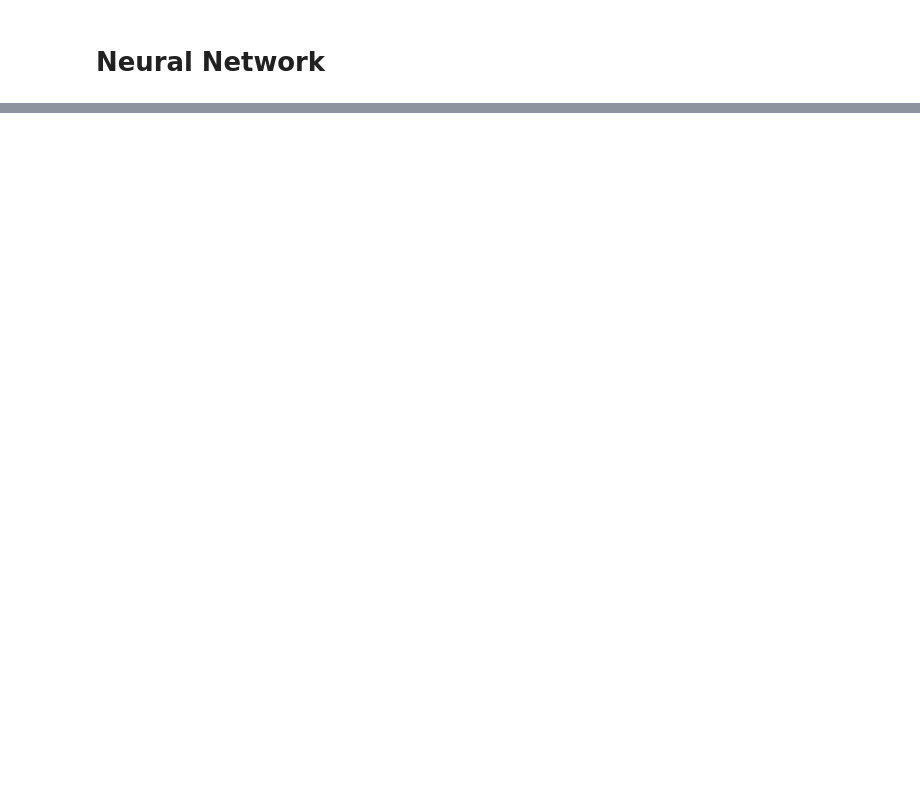
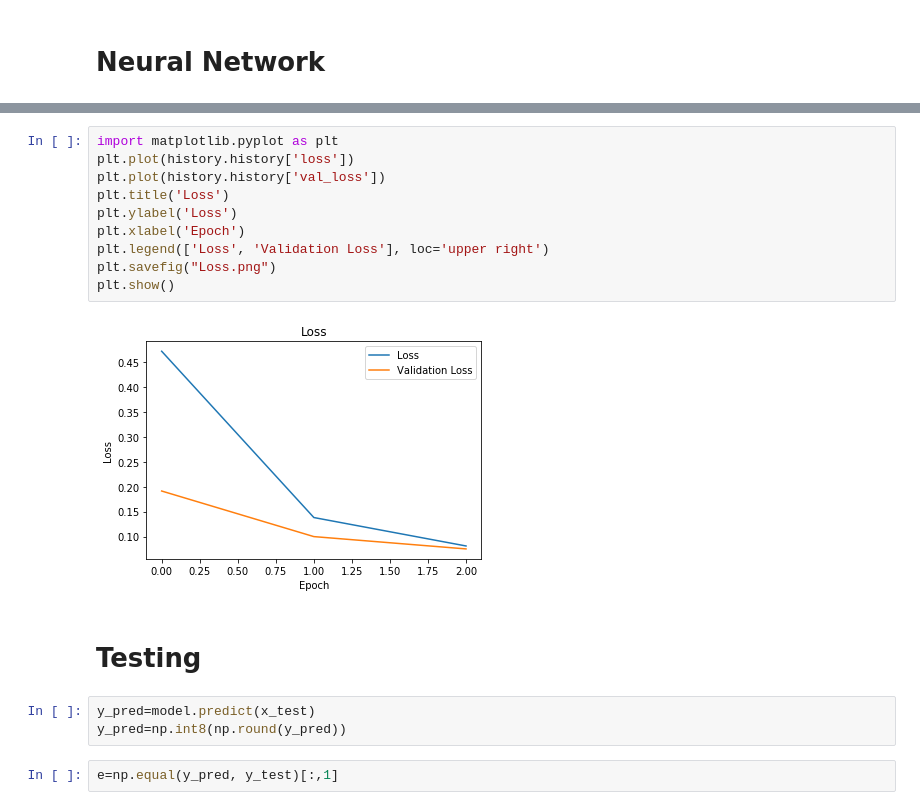
Before and after one commit to sagnik106/Concrete-Crack-Detection, a Jupyter notebook: Model.ipynb, the cells around one changed output, grey strips where cells are left out. Saved outputs shown, nothing was run; the diff lists cells and outputs as text; blank space fills up the shorter version.

```diff
--- a/Model.ipynb
+++ b/Model.ipynb
@@ -140,0 +173,19 @@ _________________________________________________________________
+# %%
+import matplotlib.pyplot as plt
+plt.plot(history.history['loss'])
+plt.plot(history.history['val_loss'])
+plt.title('Loss')
+plt.ylabel('Loss')
+plt.xlabel('Epoch')
+plt.legend(['Loss', 'Validation Loss'], loc='upper right')
+plt.savefig("Loss.png")
+plt.show()
+# %% [output]
+[figure, added]
+# %% [markdown]
+# Testing
+# %%
+y_pred=model.predict(x_test)
+y_pred=np.int8(np.round(y_pred))
+# %%
+e=np.equal(y_pred, y_test)[:,1]
```
Also changed, not shown: parts of 10 cells of this notebook.
